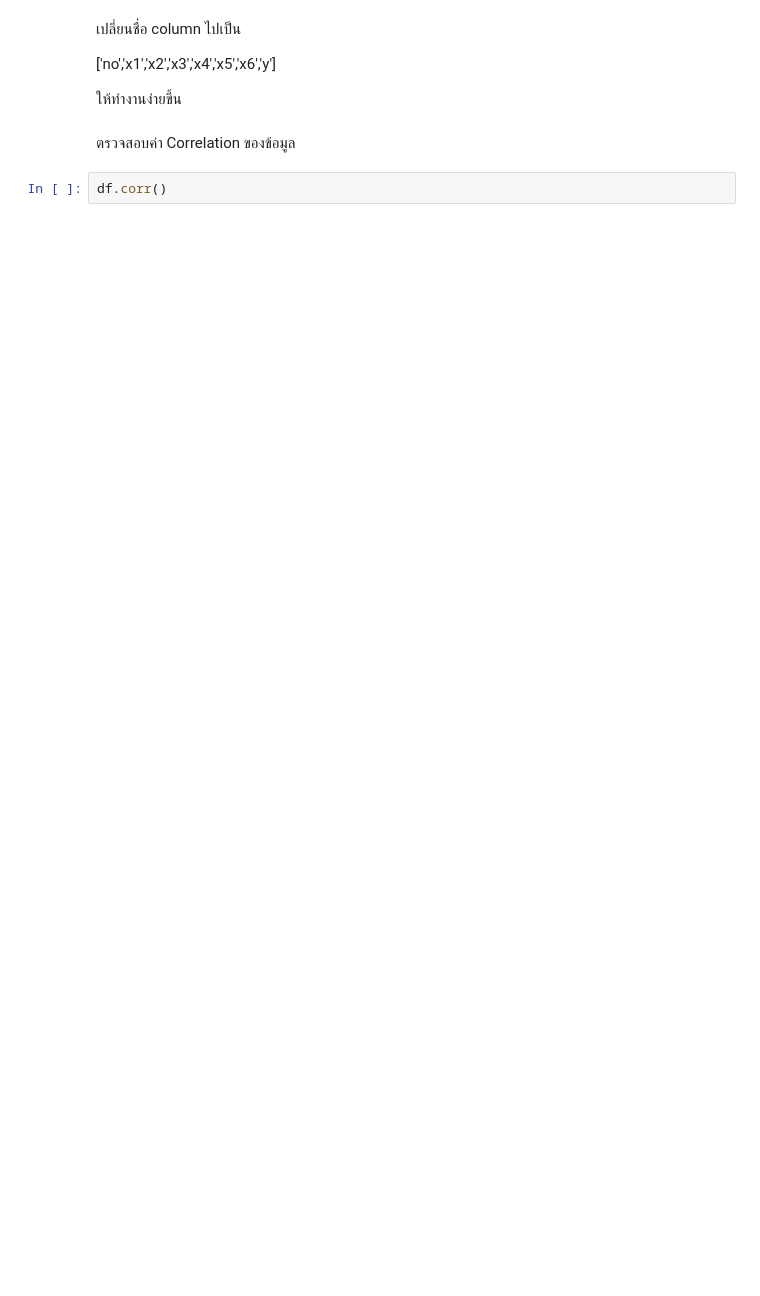
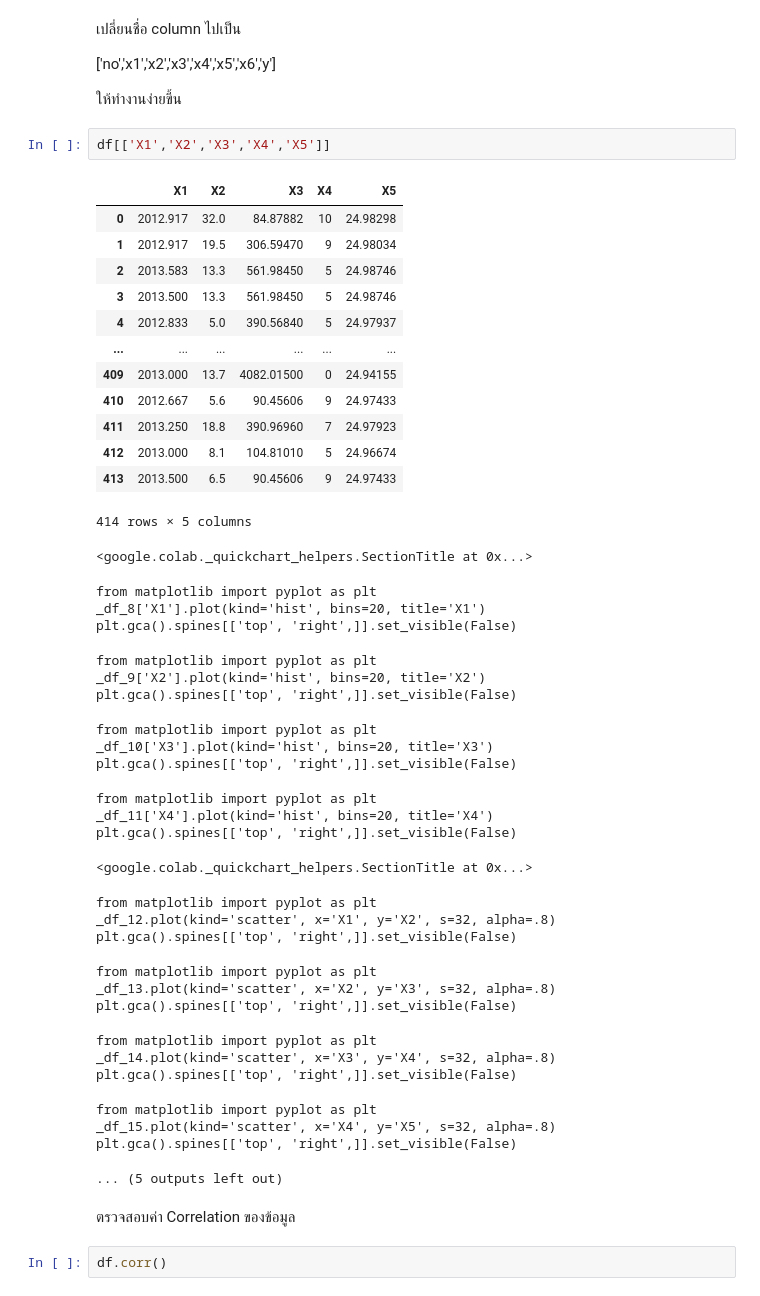
Before and after one commit to toche7/DSEssentials, a Jupyter notebook: Lab3_MultipleLinearRegression_STD.ipynb, the cells around one changed output. Cells and saved outputs as stored; diff of their text form; blank space fills up the shorter version.

```diff
--- a/Lab3_MultipleLinearRegression_STD.ipynb
+++ b/Lab3_MultipleLinearRegression_STD.ipynb
@@ -55,6 +100,49 @@ df.head()
 ['no','x1','x2','x3','x4','x5','x6','y']
 
 ให้ทำงานง่ายขี้น
+# %%
+df[['X1','X2','X3','X4','X5']]
+# %% [output]
+|  | X1 | X2 | X3 | X4 | X5 |
+| 0 | 2012.917 | 32.0 | 84.87882 | 10 | 24.98298 |
+| 1 | 2012.917 | 19.5 | 306.59470 | 9 | 24.98034 |
+| 2 | 2013.583 | 13.3 | 561.98450 | 5 | 24.98746 |
+| 3 | 2013.500 | 13.3 | 561.98450 | 5 | 24.98746 |
+| 4 | 2012.833 | 5.0 | 390.56840 | 5 | 24.97937 |
+| ... | ... | ... | ... | ... | ... |
+| 409 | 2013.000 | 13.7 | 4082.01500 | 0 | 24.94155 |
+| 410 | 2012.667 | 5.6 | 90.45606 | 9 | 24.97433 |
+| 411 | 2013.250 | 18.8 | 390.96960 | 7 | 24.97923 |
+| 412 | 2013.000 | 8.1 | 104.81010 | 5 | 24.96674 |
+| 413 | 2013.500 | 6.5 | 90.45606 | 9 | 24.97433 |
+414 rows × 5 columns
+<google.colab._quickchart_helpers.SectionTitle at 0x...>
+from matplotlib import pyplot as plt
+_df_8['X1'].plot(kind='hist', bins=20, title='X1')
+plt.gca().spines[['top', 'right',]].set_visible(False)
+from matplotlib import pyplot as plt
+_df_9['X2'].plot(kind='hist', bins=20, title='X2')
+plt.gca().spines[['top', 'right',]].set_visible(False)
+from matplotlib import pyplot as plt
+_df_10['X3'].plot(kind='hist', bins=20, title='X3')
+plt.gca().spines[['top', 'right',]].set_visible(False)
+from matplotlib import pyplot as plt
+_df_11['X4'].plot(kind='hist', bins=20, title='X4')
+plt.gca().spines[['top', 'right',]].set_visible(False)
+<google.colab._quickchart_helpers.SectionTitle at 0x...>
+from matplotlib import pyplot as plt
+_df_12.plot(kind='scatter', x='X1', y='X2', s=32, alpha=.8)
+plt.gca().spines[['top', 'right',]].set_visible(False)
+from matplotlib import pyplot as plt
+_df_13.plot(kind='scatter', x='X2', y='X3', s=32, alpha=.8)
+plt.gca().spines[['top', 'right',]].set_visible(False)
+from matplotlib import pyplot as plt
+_df_14.plot(kind='scatter', x='X3', y='X4', s=32, alpha=.8)
+plt.gca().spines[['top', 'right',]].set_visible(False)
+from matplotlib import pyplot as plt
+_df_15.plot(kind='scatter', x='X4', y='X5', s=32, alpha=.8)
+plt.gca().spines[['top', 'right',]].set_visible(False)
+... (5 outputs left out)
 # %% [markdown]
 ตรวจสอบค่า Correlation ของข้อมูล
 # %%
```
Also changed, not shown: parts of 37 cells of this notebook.
